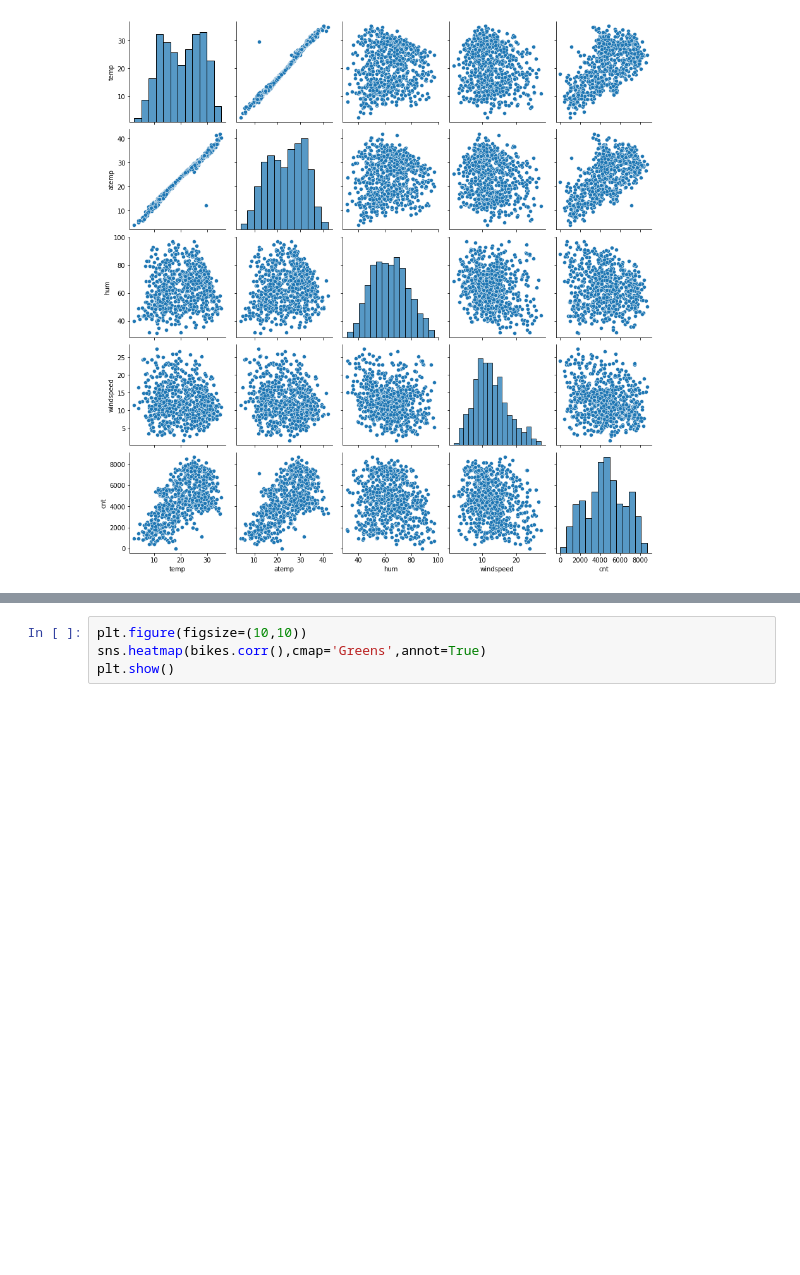
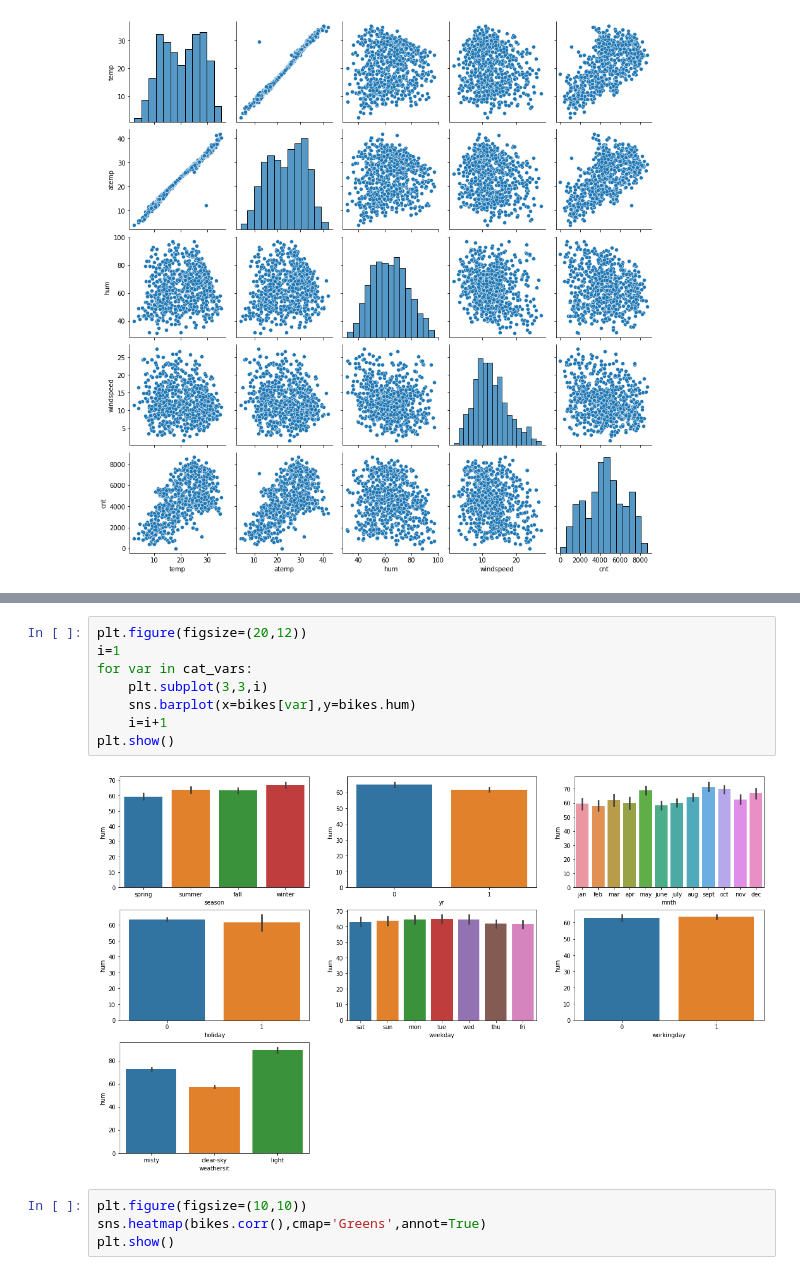
Before and after one commit to m-sukumar/BikeSharingAssignment, a Jupyter notebook: BikeSharing_Assignment.ipynb, the cells around one changed output, grey strips where cells are left out. Cells and saved outputs as stored; diff of their text form; blank space fills up the shorter version.

```diff
--- a/BikeSharing_Assignment.ipynb
+++ b/BikeSharing_Assignment.ipynb
@@ -243,3 +263,13 @@ plt.show()
+# %%
+plt.figure(figsize=(20,12))
+i=1
+for var in cat_vars:
+    plt.subplot(3,3,i)
+    sns.barplot(x=bikes[var],y=bikes.hum)
+    i=i+1
+plt.show()
+# %% [output]
+[figure, added]
 # %%
 plt.figure(figsize=(10,10))
 sns.heatmap(bikes.corr(),cmap='Greens',annot=True)
```
Also changed, not shown: parts of 20 cells of this notebook.
